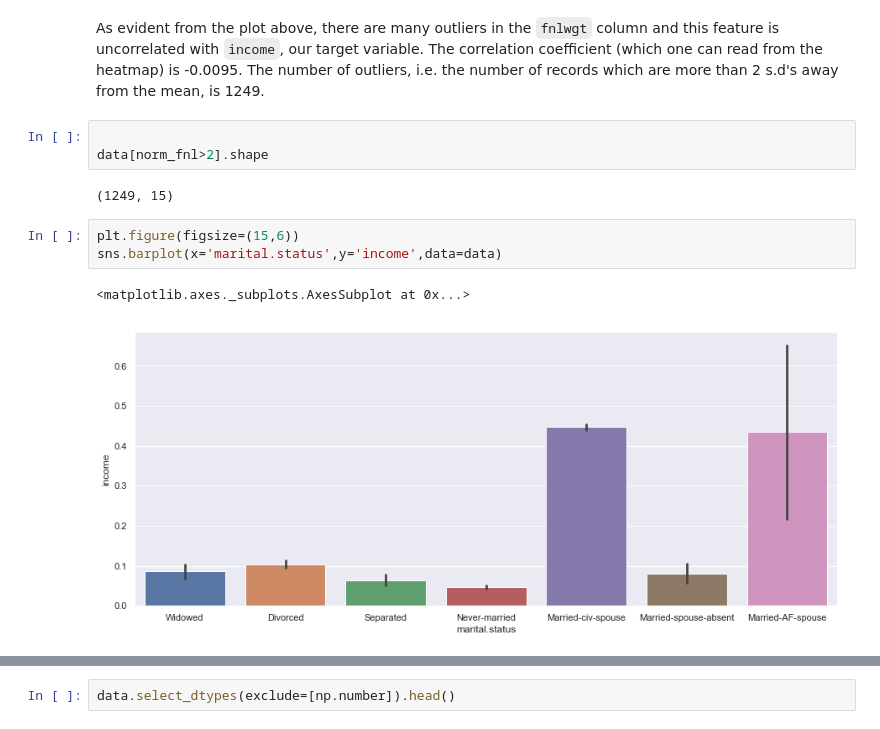
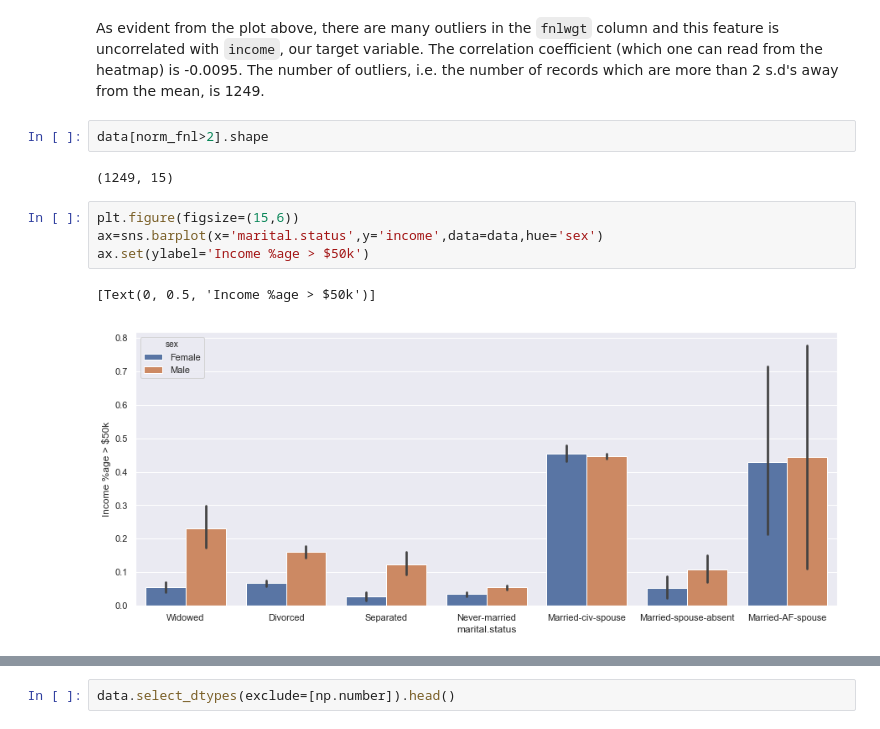
Before and after one commit to dsanyal/Kaggle, a Jupyter notebook: model_kaggle.ipynb, the cells around one changed output, grey strips where cells are left out. Cells and saved outputs as stored; diff of their text form.

```diff
--- a/model_kaggle.ipynb
+++ b/model_kaggle.ipynb
@@ -128,13 +131,13 @@ sns.boxplot(x="income", y=norm_fnl, data=data)
 # %% [markdown]
 As evident from the plot above, there are many outliers in the `fnlwgt` column and this feature is uncorrelated with `income`, our target variable. The correlation coefficient (which one can read from the heatmap) is -0.0095. The number of outliers, i.e. the number of records which are more than 2 s.d's away from the mean, is 1249.
 # %%
-
 data[norm_fnl>2].shape
 # %% [output]
 (1249, 15)
 # %%
 plt.figure(figsize=(15,6))
-sns.barplot(x='marital.status',y='income',data=data)
+ax=sns.barplot(x='marital.status',y='income',data=data,hue='sex')
+ax.set(ylabel='Income %age > $50k')
 # %% [output]
-<matplotlib.axes._subplots.AxesSubplot at 0x...>
+[Text(0, 0.5, 'Income %age > $50k')]
-[figure, old version]
+[figure, new version]
```
Also changed, not shown: parts of 15 cells of this notebook.
